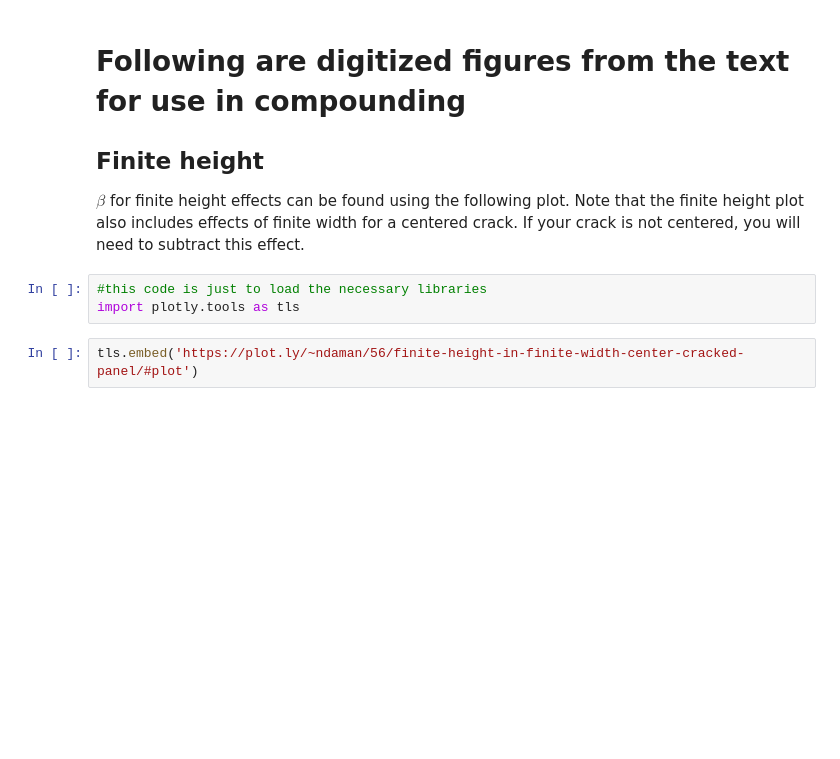
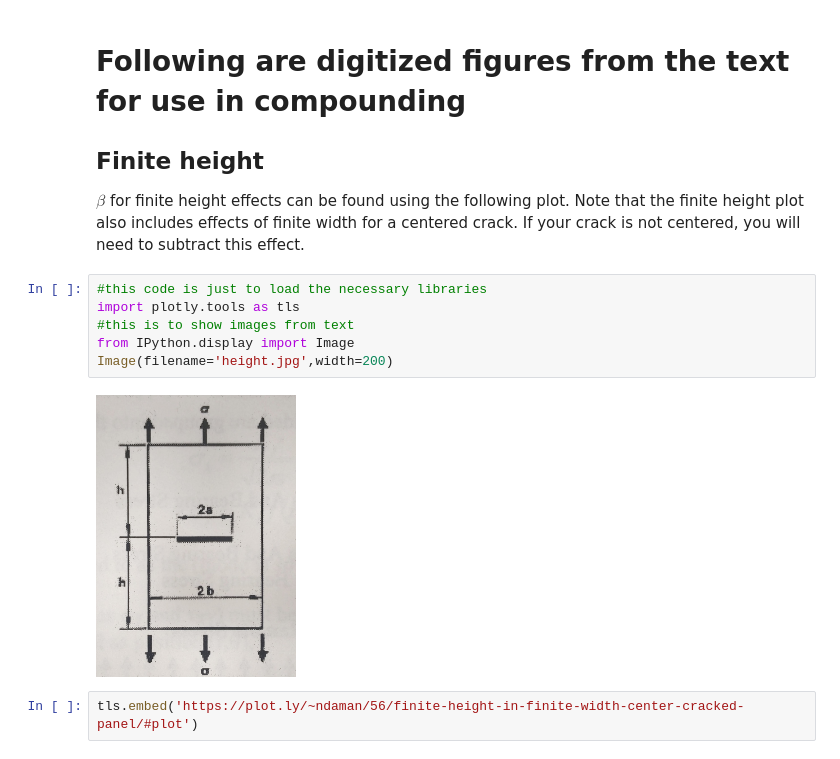
Before and after one commit to ndaman/damagetolerance, a Jupyter notebook: Compounding Figures.ipynb, the cells around one changed output. Saved outputs shown, nothing was run; the diff lists cells and outputs as text; blank space fills up the shorter version.

```diff
--- a/Compounding Figures.ipynb
+++ b/Compounding Figures.ipynb
@@ -6,6 +6,11 @@ $\beta$ for finite height effects can be found using the following plot. Note th
 # %%
 #this code is just to load the necessary libraries
 import plotly.tools as tls
+#this is to show images from text
+from IPython.display import Image
+Image(filename='height.jpg',width=200)
+# %% [output]
+[figure, added]
 # %%
 tls.embed('https://plot.ly/~ndaman/56/finite-height-in-finite-width-center-cracked-panel/#plot')
 # %% [output]
```
Also changed, not shown: parts of 2 cells of this notebook, 4 other files.
